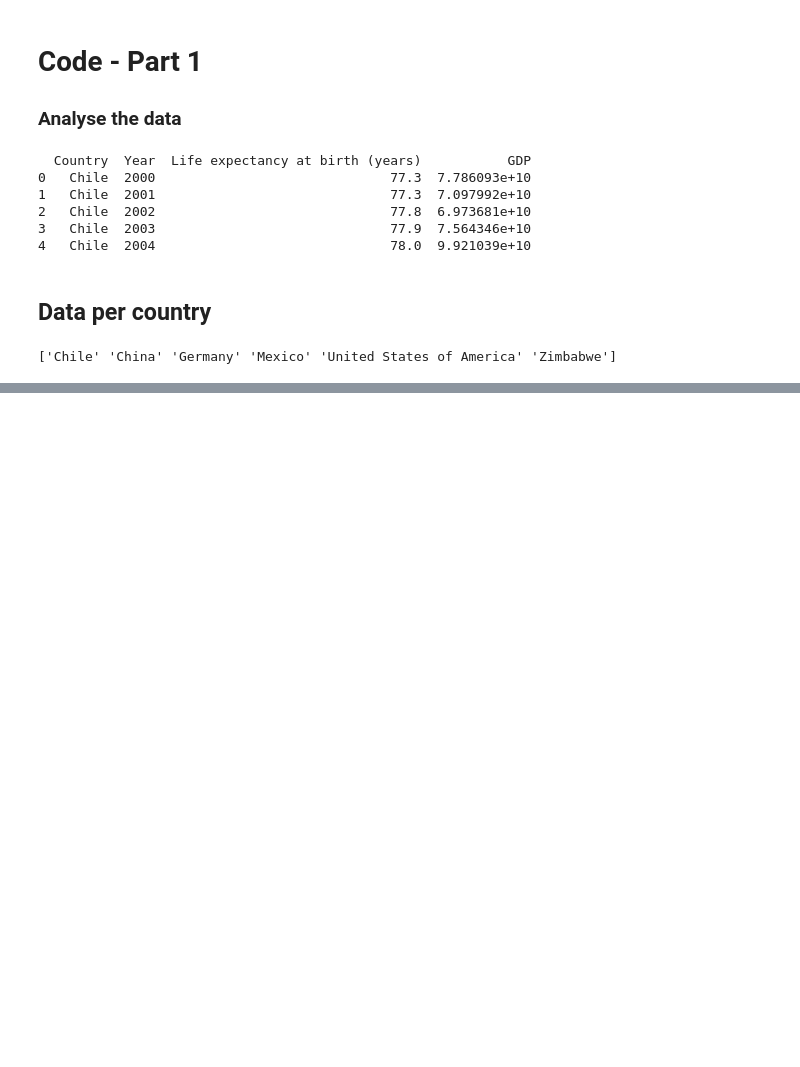
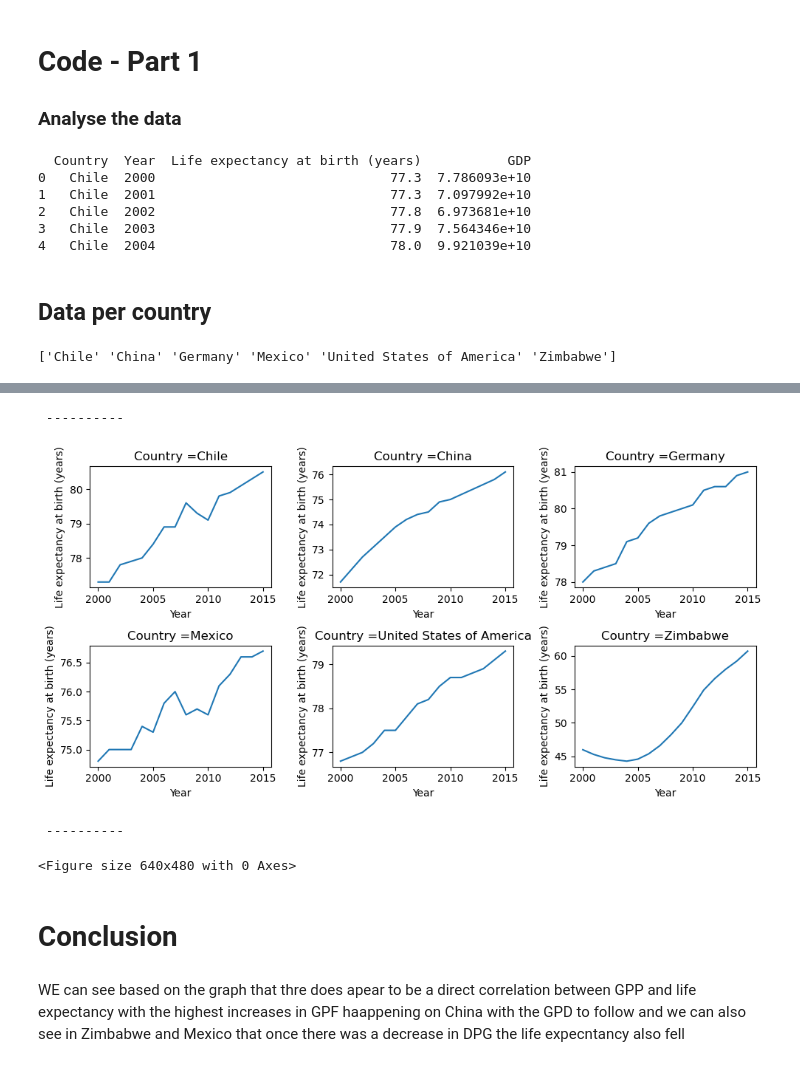
Before and after one commit to felipeizepe/codecademy-GDP_project, a Jupyter notebook: life_expectancy_gdp.ipynb, the cells around one changed output, grey strips where cells are left out. Saved outputs shown, nothing was run; the diff lists cells and outputs as text; code cells hidden in the pictures; blank space fills up the shorter version.

```diff
--- a/life_expectancy_gdp.ipynb
+++ b/life_expectancy_gdp.ipynb
@@ -68,0 +144,33 @@ print(dfs_dict['Chile'].head())
+# %%
+def generateCountryGraphLIFE_YEAR(df, axes, country):
+    sns.lineplot(x='Year', y='Life expectancy at birth (years)', data=df, ax=axes)
+
+    axes.set_title("Country =" + country)
+    axes.set_ylabel("Life expectancy at birth (years)")
+    axes.set_xlabel("Year")
+# %%
+print(" ---------- ")
+fig, axes = plt.subplots(2, 3, figsize=(10, 5))
+graphCount = 0
+lineIndex = 0
+for country in countries:
+    generateCountryGraphLIFE_YEAR(df_health_country[country], axes[lineIndex][graphCount], country)
+    graphCount += 1
+    if graphCount == 3:
+        graphCount = 0
+        lineIndex += 1
+
+plt.tight_layout()
+plt.show()
+plt.clf()
+print(" ---------- ")
+# %% [output]
+ ----------
+[figure, added]
+ ----------
+<Figure size 640x480 with 0 Axes>
+# %% [markdown]
+# Conclusion
+# %% [markdown]
+WE can see based on the graph that thre does apear to be a direct correlation between GPP and life expectancy
+with the highest increases in GPF haappening on China with the GPD to follow and we can also see in Zimbabwe and Mexico that once there was a decrease in DPG the life expecntancy also fell
```
Also changed, not shown: parts of 8 cells of this notebook.
